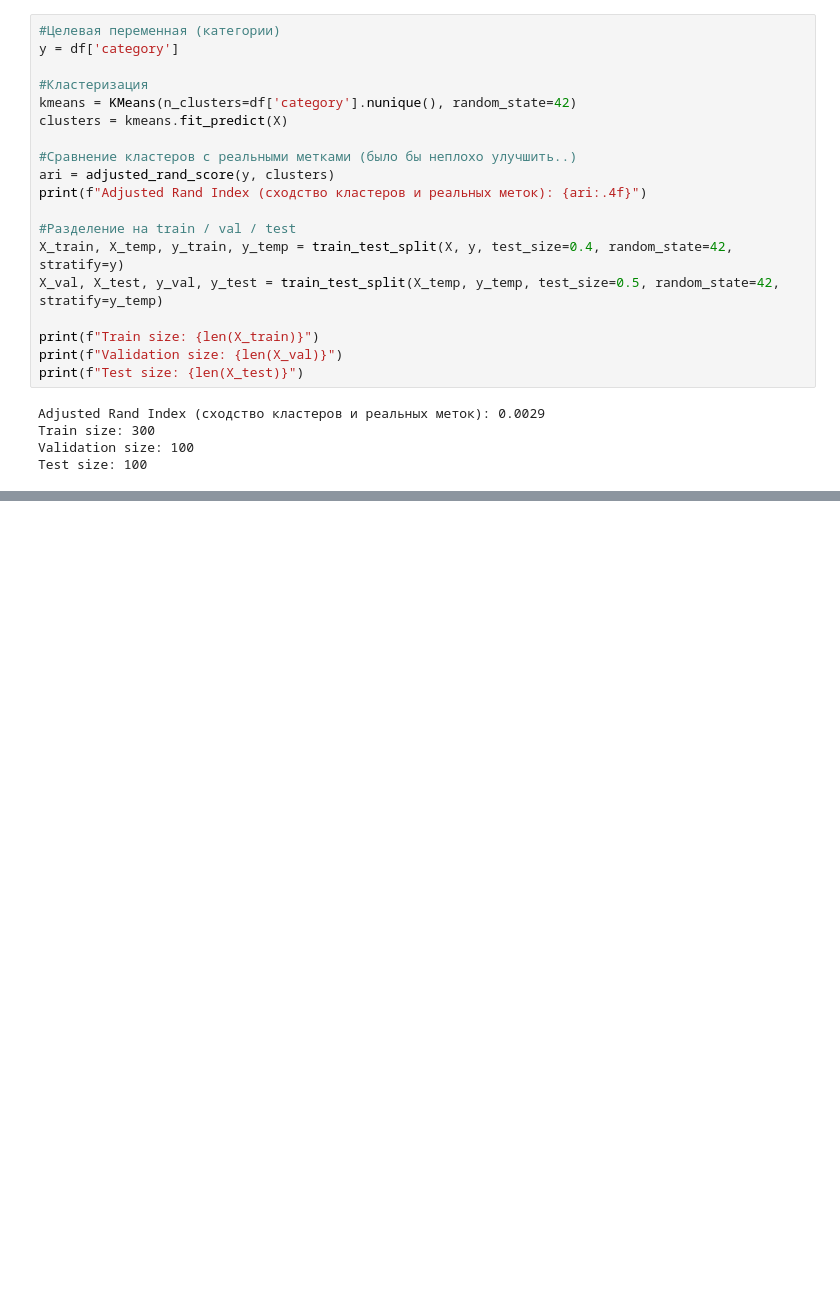
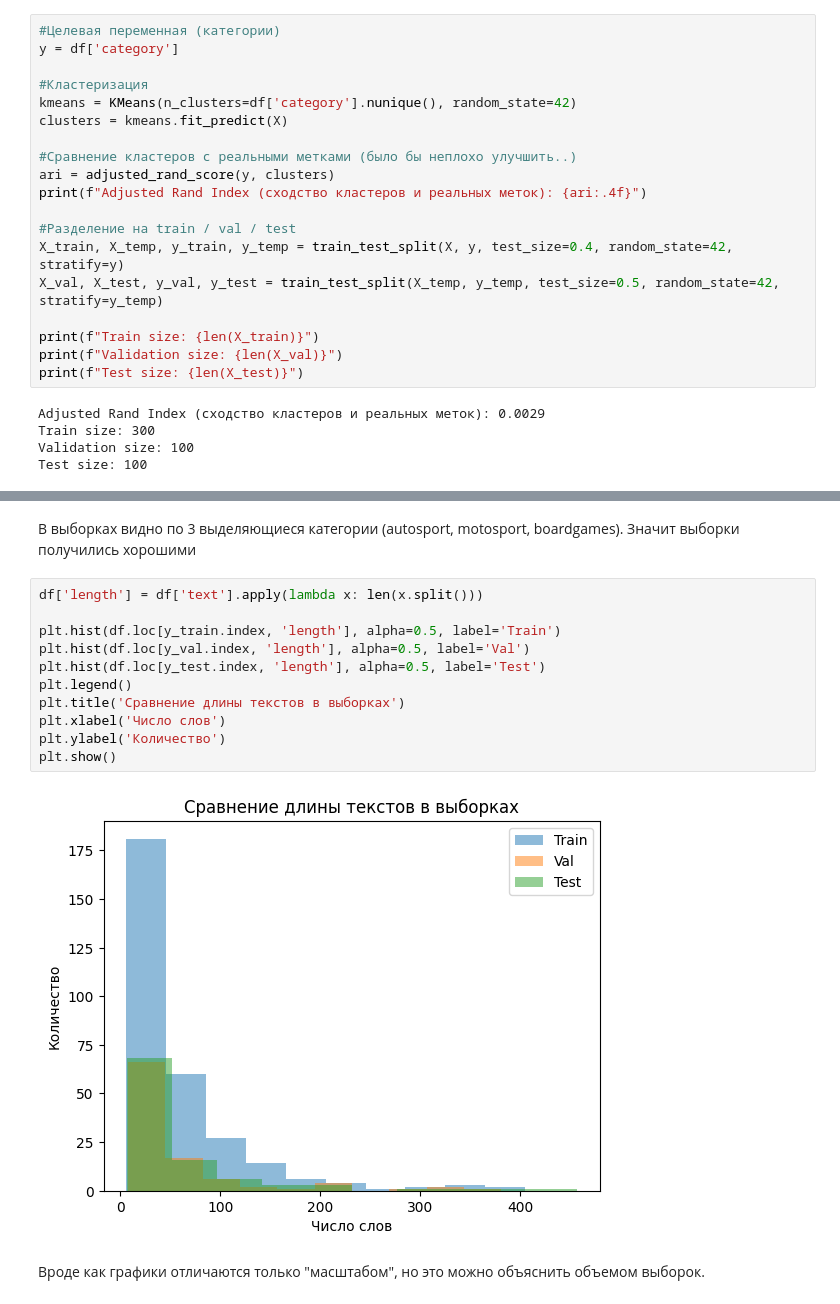
Before and after one commit to kand11/MfPSI, a Jupyter notebook: Task4.ipynb, the cells around one changed output, grey strips where cells are left out. Drawn from its saved outputs; the diff is of its cells as text; blank space fills up the shorter version.

```diff
--- a/Task4.ipynb
+++ b/Task4.ipynb
@@ -147,0 +203,17 @@ Test size: 100
+# %% [markdown]
+В выборках видно по 3 выделяющиеся категории (autosport, motosport, boardgames). Значит выборки получились хорошими
+# %%
+df['length'] = df['text'].apply(lambda x: len(x.split()))
+
+plt.hist(df.loc[y_train.index, 'length'], alpha=0.5, label='Train')
+plt.hist(df.loc[y_val.index, 'length'], alpha=0.5, label='Val')
+plt.hist(df.loc[y_test.index, 'length'], alpha=0.5, label='Test')
+plt.legend()
+plt.title('Сравнение длины текстов в выборках')
+plt.xlabel('Число слов')
+plt.ylabel('Количество')
+plt.show()
+# %% [output]
+[figure, added]
+# %% [markdown]
+Вроде как графики отличаются только "масштабом", но это можно объяснить объемом выборок.
```
Also changed, not shown: parts of 5 cells of this notebook.
